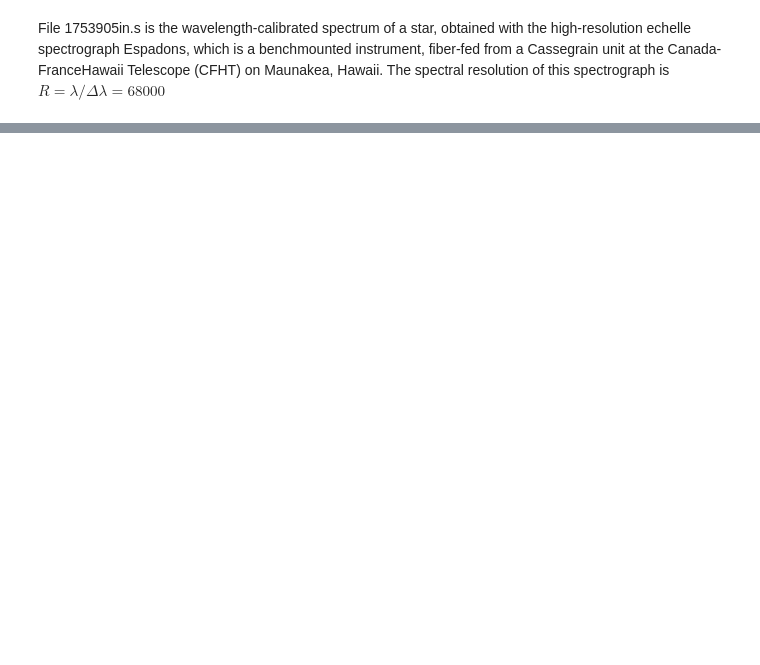
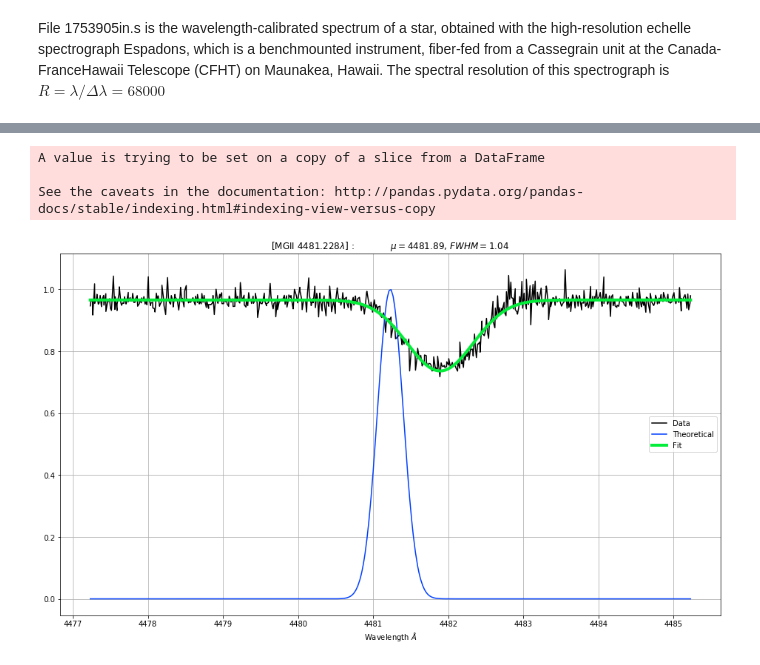
Before and after one commit to kaimibk/School, a Jupyter notebook: ASTR_423/A2/A2.ipynb, the cells around one changed output, grey strips where cells are left out. Saved outputs shown, nothing was run; the diff lists cells and outputs as text; code cells hidden in the pictures; blank space fills up the shorter version.

```diff
--- a/ASTR_423/A2/A2.ipynb
+++ b/ASTR_423/A2/A2.ipynb
@@ -281,7 +109,0 @@ Measure the center wavelength of each spectral feature and calculate the corresp
-# %%
-for idx, element in enumerate(spec_lines_pars.keys()):
-    FWHM = spec_lines_pars[element]['FWHM'] * u.AA
-    mu = spec_lines_pars[element]['mu'] * u.AA
-
-    print(element)
-    print('\t', (const.c * FWHM / mu).to('km/s').round(2))
@@ -300,0 +288,48 @@ CIV2
+# %%
+spec_lines_pars = {
+        'MGII' : {"center" : 4481.228 * u.AA, "amp" : -0.3},
+        'FeII' : {"center" : 4508.27 * u.AA, "amp" : -0.05},
+        'NV' : {"center" : 4603.73 * u.AA, "amp" : -0.25},
+        'OV' : {"center" : 5114.07 * u.AA, "amp" : -0.75},
+        'CIV' : {"center" : 5801.33 * u.AA, "amp" : 0.1},
+        'CIV(2)' : {"center" : 5811.98 * u.AA, "amp" : 0.1}
+    }
+# %%
+fig = plt.figure(figsize=(16,9))
+window = 4 * u.AA
+
+center = spec_lines_pars['MGII']['center']
+
+temp_df = df[(df.col_0 > (center - window)) & (df.col_0 < (center + window))]
+
+temp_df.sort_values(by=['col_0'], inplace=True)
+
+
+plt.plot(temp_df.col_0, temp_df.col_1, label='Data', color='k')
+
+plt.plot(temp_df.col_0,
+         np.exp(-(temp_df.col_0 - center.value)**2/
+                (2*center.value/68000/2.235)),
+         label='Theoretical')
+
+
+p0 = [-0.3, center.value, center.value/68000, 1.0]
+
+popt, pcov = curve_fit(gauss, temp_df.col_0,
+                       temp_df.col_1, p0=p0, maxfev=10000)
+
+hist_fit = gauss(temp_df.col_0, *popt)
+
+plt.plot(temp_df.col_0, hist_fit, label='Fit', lw=4)
+
+plt.title(titles("MGII", popt[1], popt[2]))
+plt.xlabel(r'Wavelength $\AA$')
+
+plt.grid()
+plt.legend()
+plt.show()
+# %% [output]
+A value is trying to be set on a copy of a slice from a DataFrame
+
+See the caveats in the documentation: http://pandas.pydata.org/pandas-docs/stable/indexing.html#indexing-view-versus-copy
+[figure, added]
```
Also changed, not shown: parts of 49 cells of this notebook, 5 other files.
